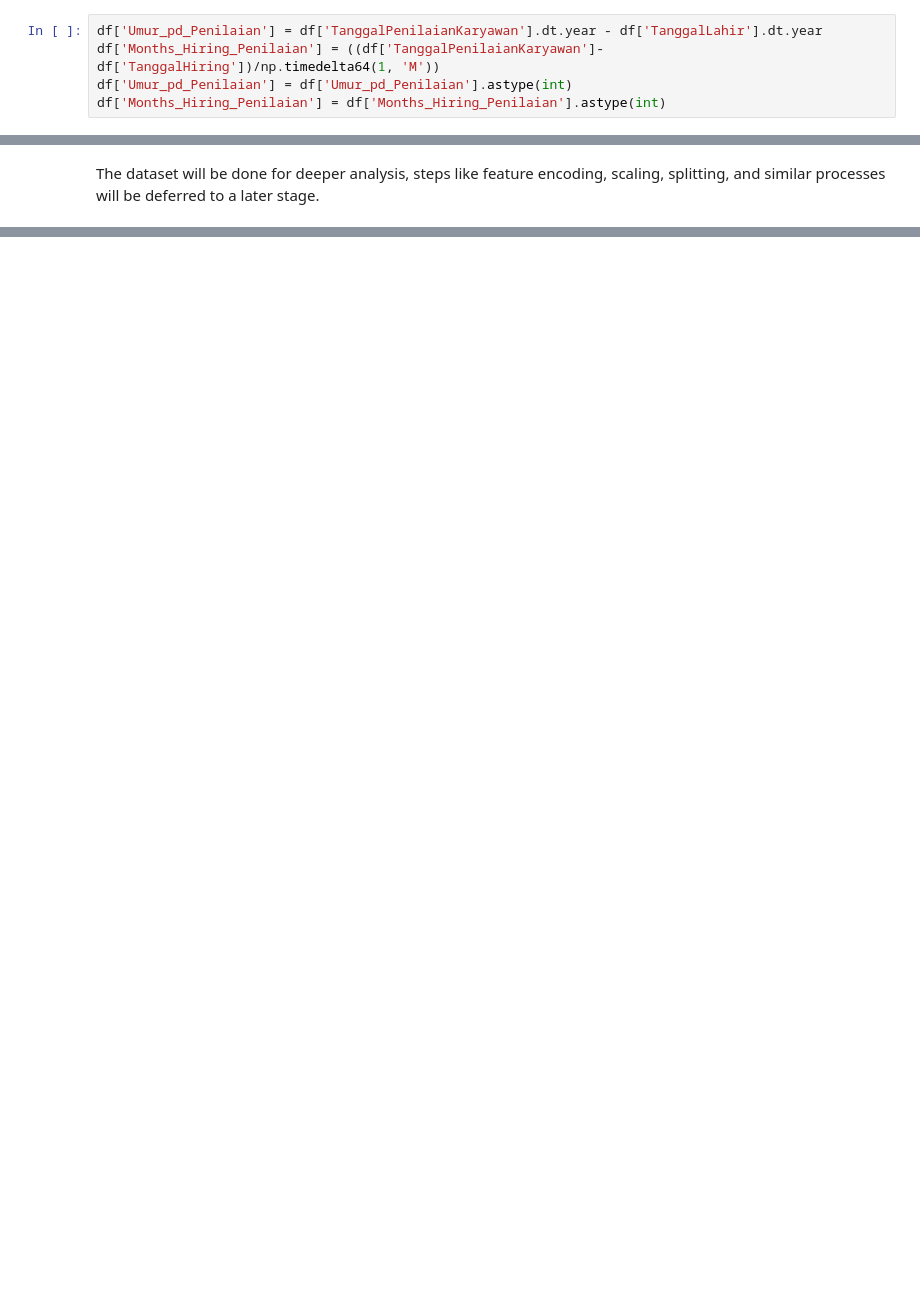
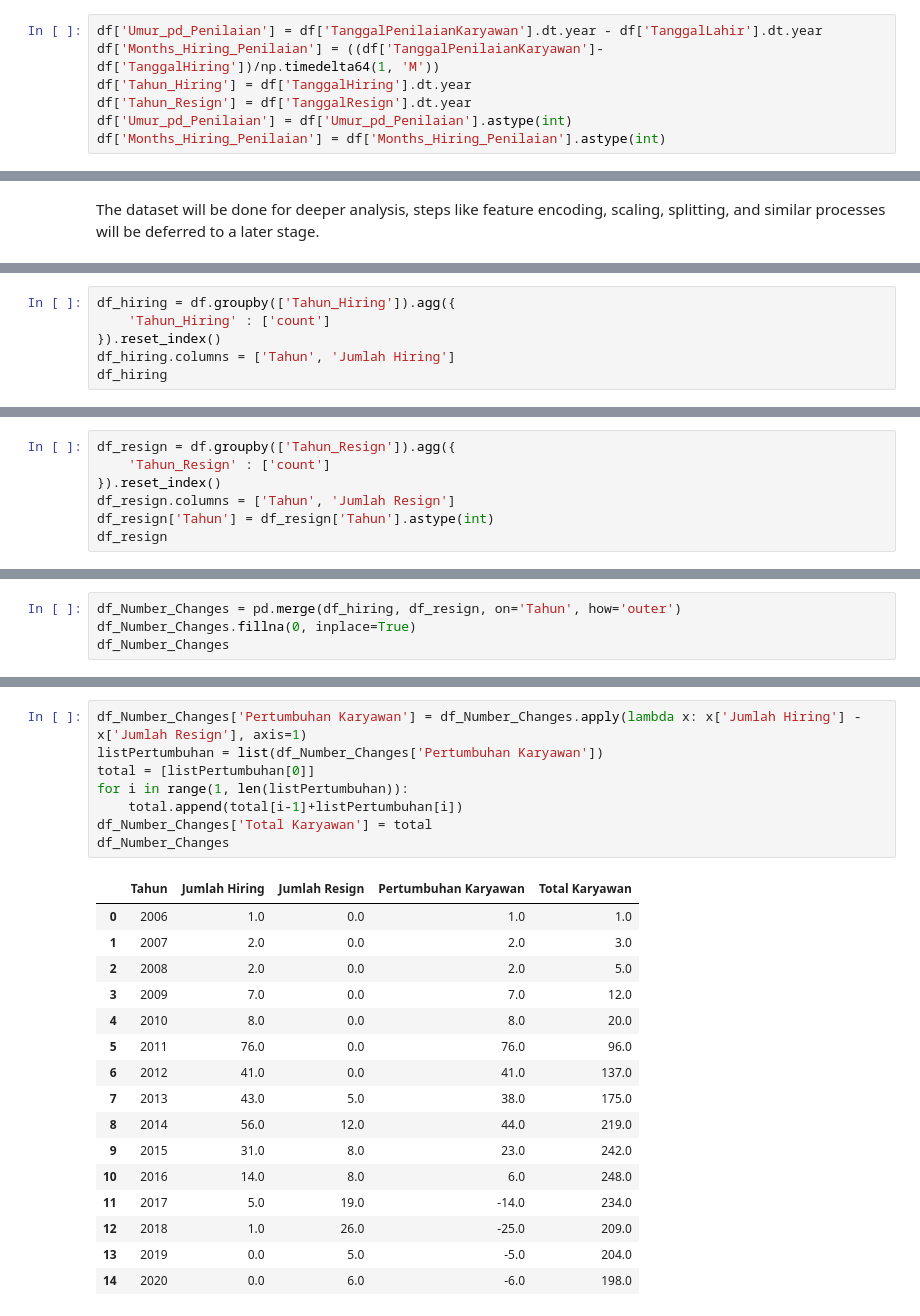
Before and after one commit to kevinusmayadhyw/Improving-Employee-Retention-By-Predicting-Employee-Attrition-Using-Machine-Learning, a Jupyter notebook: Code - Improving Employee Retention By Predicting Employee Attrition Using Machine Learning.ipynb, the cells around one changed output, grey strips where cells are left out. Drawn from its saved outputs; the diff is of its cells as text; blank space fills up the shorter version.

```diff
--- a/Code - Improving Employee Retention By Predicting Employee Attrition Using Machine Learning.ipynb
+++ b/Code - Improving Employee Retention By Predicting Employee Attrition Using Machine Learning.ipynb
@@ -206,5 +214,7 @@ These new features aim to provide more meaningful and model-friendly representat
 # %%
 df['Umur_pd_Penilaian'] = df['TanggalPenilaianKaryawan'].dt.year - df['TanggalLahir'].dt.year
 df['Months_Hiring_Penilaian'] = ((df['TanggalPenilaianKaryawan']-df['TanggalHiring'])/np.timedelta64(1, 'M'))
+df['Tahun_Hiring'] = df['TanggalHiring'].dt.year
+df['Tahun_Resign'] = df['TanggalResign'].dt.year
 df['Umur_pd_Penilaian'] = df['Umur_pd_Penilaian'].astype(int)
 df['Months_Hiring_Penilaian'] = df['Months_Hiring_Penilaian'].astype(int)
@@ -228,0 +229,6 @@ The dataset will be done for deeper analysis, steps like feature encoding, scali
+# %%
+df_hiring = df.groupby(['Tahun_Hiring']).agg({
+    'Tahun_Hiring' : ['count']
+}).reset_index()
+df_hiring.columns = ['Tahun', 'Jumlah Hiring']
+df_hiring
@@ -228,0 +250,7 @@ The dataset will be done for deeper analysis, steps like feature encoding, scali
+# %%
+df_resign = df.groupby(['Tahun_Resign']).agg({
+    'Tahun_Resign' : ['count']
+}).reset_index()
+df_resign.columns = ['Tahun', 'Jumlah Resign']
+df_resign['Tahun'] = df_resign['Tahun'].astype(int)
+df_resign
@@ -228,0 +269,4 @@ The dataset will be done for deeper analysis, steps like feature encoding, scali
+# %%
+df_Number_Changes = pd.merge(df_hiring, df_resign, on='Tahun', how='outer')
+df_Number_Changes.fillna(0, inplace=True)
+df_Number_Changes
@@ -228,0 +292,25 @@ The dataset will be done for deeper analysis, steps like feature encoding, scali
+# %%
+df_Number_Changes['Pertumbuhan Karyawan'] = df_Number_Changes.apply(lambda x: x['Jumlah Hiring'] - x['Jumlah Resign'], axis=1)
+listPertumbuhan = list(df_Number_Changes['Pertumbuhan Karyawan'])
+total = [listPertumbuhan[0]]
+for i in range(1, len(listPertumbuhan)):
+    total.append(total[i-1]+listPertumbuhan[i])
+df_Number_Changes['Total Karyawan'] = total
+df_Number_Changes
+# %% [output]
+|  | Tahun | Jumlah Hiring | Jumlah Resign | Pertumbuhan Karyawan | Total Karyawan |
+| 0 | 2006 | 1.0 | 0.0 | 1.0 | 1.0 |
+| 1 | 2007 | 2.0 | 0.0 | 2.0 | 3.0 |
+| 2 | 2008 | 2.0 | 0.0 | 2.0 | 5.0 |
+| 3 | 2009 | 7.0 | 0.0 | 7.0 | 12.0 |
+| 4 | 2010 | 8.0 | 0.0 | 8.0 | 20.0 |
+| 5 | 2011 | 76.0 | 0.0 | 76.0 | 96.0 |
+| 6 | 2012 | 41.0 | 0.0 | 41.0 | 137.0 |
+| 7 | 2013 | 43.0 | 5.0 | 38.0 | 175.0 |
+| 8 | 2014 | 56.0 | 12.0 | 44.0 | 219.0 |
+| 9 | 2015 | 31.0 | 8.0 | 23.0 | 242.0 |
+| 10 | 2016 | 14.0 | 8.0 | 6.0 | 248.0 |
+| 11 | 2017 | 5.0 | 19.0 | -14.0 | 234.0 |
+| 12 | 2018 | 1.0 | 26.0 | -25.0 | 209.0 |
+| 13 | 2019 | 0.0 | 5.0 | -5.0 | 204.0 |
+| 14 | 2020 | 0.0 | 6.0 | -6.0 | 198.0 |
```
Also changed, not shown: parts of 15 cells of this notebook.
